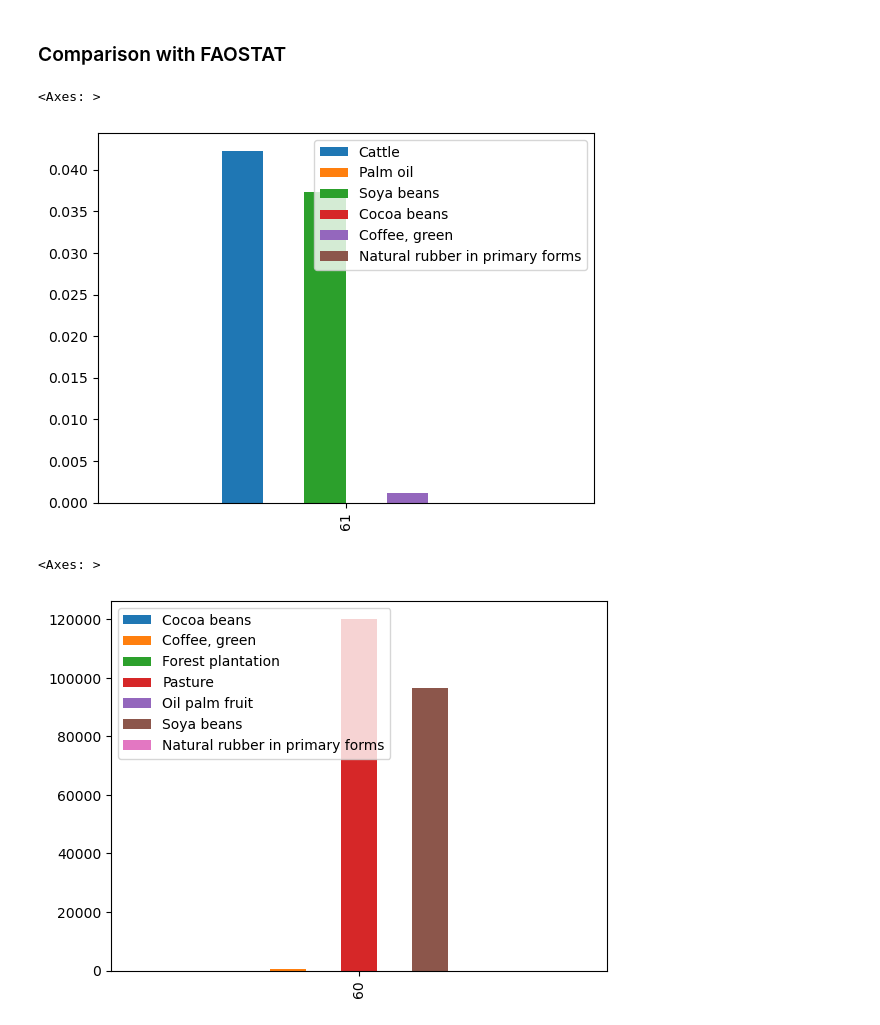
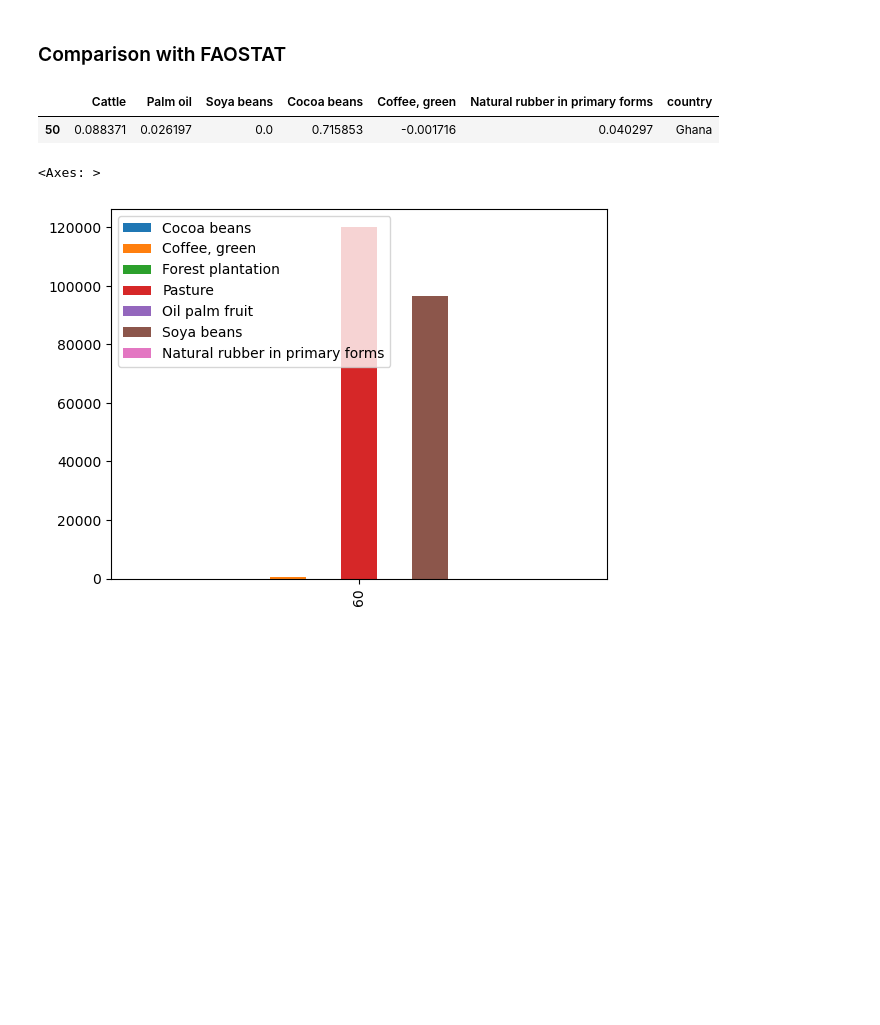
Before and after one commit to janpisl/location-encoding, a Jupyter notebook: notebooks/DeDuCE data processing.ipynb, the cells around one changed output. Drawn from its saved outputs; the diff is of its cells as text; code cells hidden in the pictures; blank space fills up the shorter version.

```diff
--- a/notebooks/DeDuCE data processing.ipynb
+++ b/notebooks/DeDuCE data processing.ipynb
@@ -245,10 +236,10 @@ top_n_drivers_for_country(__country)
 faostat_df = pd.read_csv('/home/jan/Documents/EPFL/project_2/data/tmp/faostat_reports.csv')
 faostat_df = faostat_df.drop('country_area', axis=1)
 # %%
-faostat_df.loc[faostat_df.country == 'Zambia'].plot.bar()
+faostat_df.loc[faostat_df.country == 'Ghana']
 # %% [output]
-<Axes: >
-[figure, removed]
+|  | Cattle | Palm oil | Soya beans | Cocoa beans | Coffee, green | Natural rubber in primary forms | country |
+| 50 | 0.088371 | 0.026197 | 0.0 | 0.715853 | -0.001716 | 0.040297 | Ghana |
 # %%
 cols_without_total_def = ['Cocoa beans', 'Coffee, green', 'Forest plantation', 'Pasture',
        'Oil palm fruit', 'Soya beans', 'Natural rubber in primary forms',
```
Also changed, not shown: parts of 15 cells of this notebook, 13 other files.
